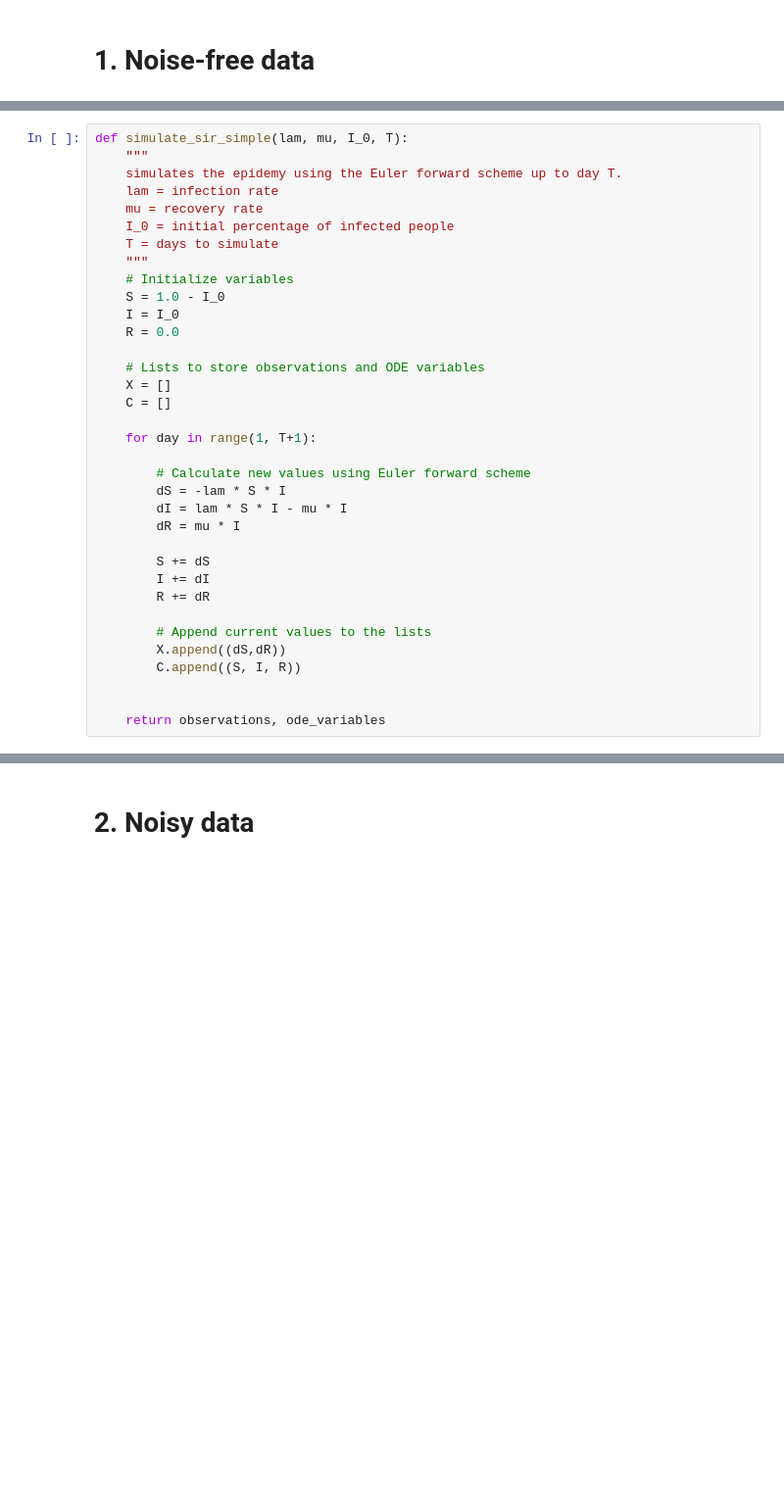
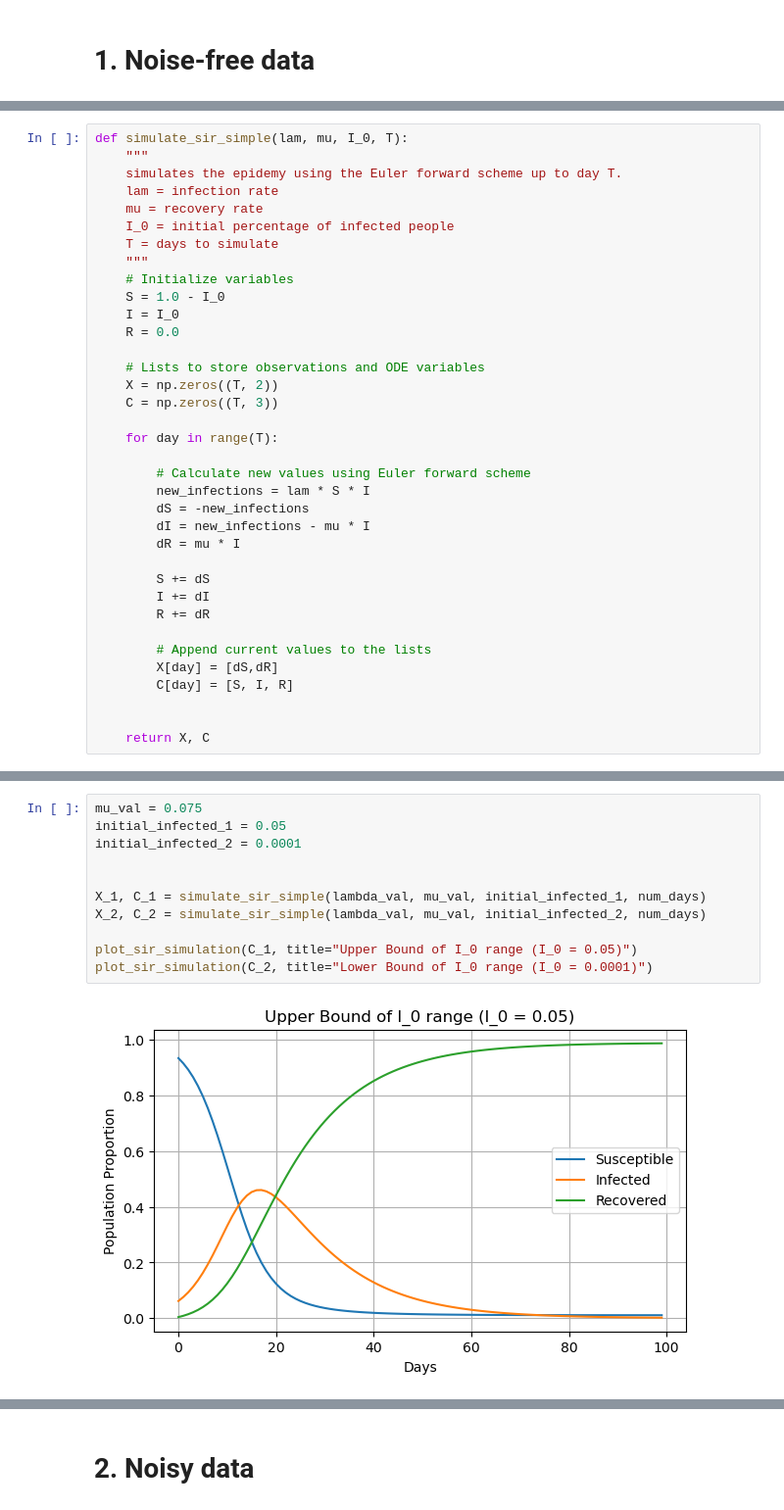
Before and after one commit to lukevoss/GNN, a Jupyter notebook: Assignment_4/epidemiology.ipynb, the cells around one changed output, grey strips where cells are left out. Shown at 98% size. Saved outputs shown, nothing was run; the diff lists cells and outputs as text; blank space fills up the shorter version.

```diff
--- a/Assignment_4/epidemiology.ipynb
+++ b/Assignment_4/epidemiology.ipynb
@@ -15,14 +24,15 @@ def simulate_sir_simple(lam, mu, I_0, T):
     R = 0.0
 
     # Lists to store observations and ODE variables
-    X = []
-    C = []
+    X = np.zeros((T, 2))
+    C = np.zeros((T, 3))
 
-    for day in range(1, T+1):
+    for day in range(T):
 
         # Calculate new values using Euler forward scheme
-        dS = -lam * S * I
-        dI = lam * S * I - mu * I
+        new_infections = lam * S * I
+        dS = -new_infections
+        dI = new_infections - mu * I
         dR = mu * I
 
         S += dS
@@ -30,8 +40,8 @@ def simulate_sir_simple(lam, mu, I_0, T):
         R += dR
 
         # Append current values to the lists
-        X.append((dS,dR))
-        C.append((S, I, R))
+        X[day] = [dS,dR]
+        C[day] = [S, I, R]
 
 
-    return observations, ode_variables
+    return X, C
@@ -47,0 +115,13 @@ observations, ode_variables = simulate_sir_simple(lambda_val, mu_val, initial_in
+# %%
+mu_val = 0.075
+initial_infected_1 = 0.05
+initial_infected_2 = 0.0001
+
+
+X_1, C_1 = simulate_sir_simple(lambda_val, mu_val, initial_infected_1, num_days)
+X_2, C_2 = simulate_sir_simple(lambda_val, mu_val, initial_infected_2, num_days)
+
+plot_sir_simulation(C_1, title="Upper Bound of I_0 range (I_0 = 0.05)")
+plot_sir_simulation(C_2, title="Lower Bound of I_0 range (I_0 = 0.0001)")
+# %% [output]
+[figure, added]
```
Also changed, not shown: parts of 19 cells of this notebook.
